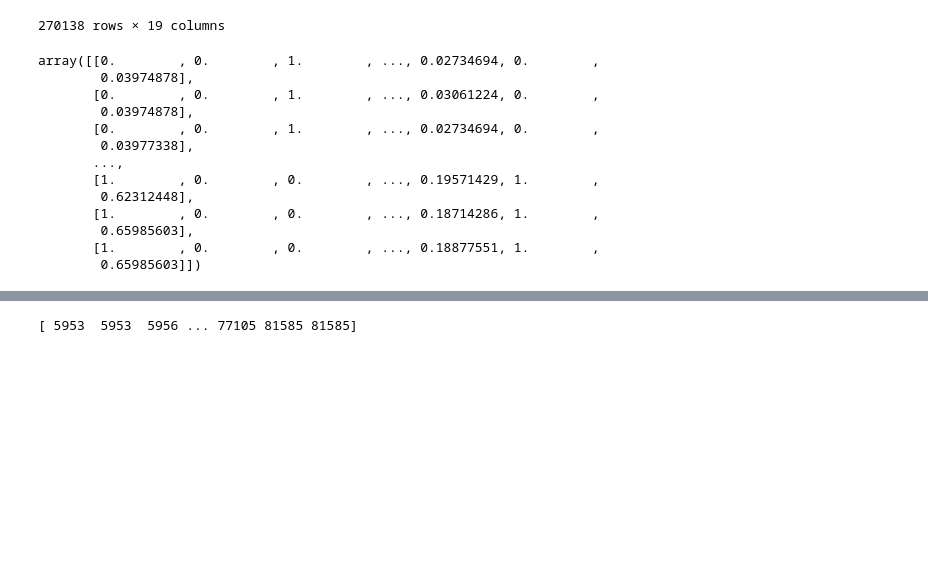
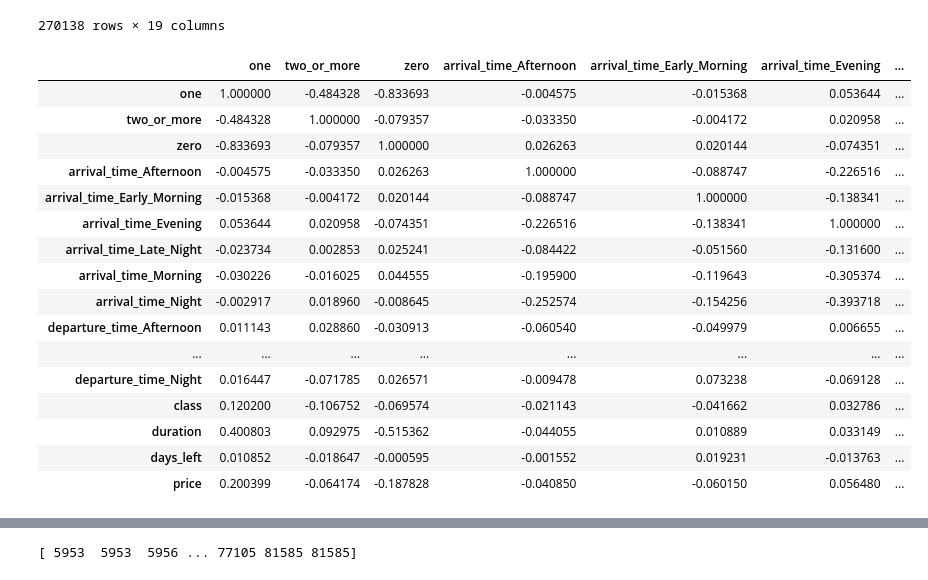
Before and after one commit to ilya-shabanpour/Best_Flight-Multiple_Linear_Regression, a Jupyter notebook: Multiple Linear Regression/notes.ipynb, the cells around one changed output, grey strips where cells are left out. Saved outputs shown, nothing was run; the diff lists cells and outputs as text; code cells hidden in the pictures; blank space fills up the shorter version.

```diff
--- a/Multiple Linear Regression/notes.ipynb
+++ b/Multiple Linear Regression/notes.ipynb
@@ -48,24 +48,29 @@ df
 270138 rows × 19 columns
 # %%
 df['class'] = df['class'].map({'Economy': 1, 'Business': 5})
-data = np.array(df)
-scaler = MinMaxScaler()
-normalized = scaler.fit_transform(data)
-normalized
+df.corr()
+# data = np.array(df)
+# scaler = MinMaxScaler()
+# normalized = scaler.fit_transform(data)
+# normalized
 # %% [output]
-array([[0.        , 0.        , 1.        , ..., 0.02734694, 0.        ,
-        0.03974878],
-       [0.        , 0.        , 1.        , ..., 0.03061224, 0.        ,
-        0.03974878],
-       [0.        , 0.        , 1.        , ..., 0.02734694, 0.        ,
-        0.03977338],
-       ...,
-       [1.        , 0.        , 0.        , ..., 0.19571429, 1.        ,
-        0.62312448],
-       [1.        , 0.        , 0.        , ..., 0.18714286, 1.        ,
-        0.65985603],
-       [1.        , 0.        , 0.        , ..., 0.18877551, 1.        ,
-        0.65985603]])
+|  | one | two_or_more | zero | arrival_time_Afternoon | arrival_time_Early_Morning | arrival_time_Evening | ... |
+| one | 1.000000 | -0.484328 | -0.833693 | -0.004575 | -0.015368 | 0.053644 | ... |
+| two_or_more | -0.484328 | 1.000000 | -0.079357 | -0.033350 | -0.004172 | 0.020958 | ... |
+| zero | -0.833693 | -0.079357 | 1.000000 | 0.026263 | 0.020144 | -0.074351 | ... |
+| arrival_time_Afternoon | -0.004575 | -0.033350 | 0.026263 | 1.000000 | -0.088747 | -0.226516 | ... |
+| arrival_time_Early_Morning | -0.015368 | -0.004172 | 0.020144 | -0.088747 | 1.000000 | -0.138341 | ... |
+| arrival_time_Evening | 0.053644 | 0.020958 | -0.074351 | -0.226516 | -0.138341 | 1.000000 | ... |
+| arrival_time_Late_Night | -0.023734 | 0.002853 | 0.025241 | -0.084422 | -0.051560 | -0.131600 | ... |
+| arrival_time_Morning | -0.030226 | -0.016025 | 0.044555 | -0.195900 | -0.119643 | -0.305374 | ... |
+| arrival_time_Night | -0.002917 | 0.018960 | -0.008645 | -0.252574 | -0.154256 | -0.393718 | ... |
+| departure_time_Afternoon | 0.011143 | 0.028860 | -0.030913 | -0.060540 | -0.049979 | 0.006655 | ... |
+| ... | ... | ... | ... | ... | ... | ... | ... |
+| departure_time_Night | 0.016447 | -0.071785 | 0.026571 | -0.009478 | 0.073238 | -0.069128 | ... |
+| class | 0.120200 | -0.106752 | -0.069574 | -0.021143 | -0.041662 | 0.032786 | ... |
+| duration | 0.400803 | 0.092975 | -0.515362 | -0.044055 | 0.010889 | 0.033149 | ... |
+| days_left | 0.010852 | -0.018647 | -0.000595 | -0.001552 | 0.019231 | -0.013763 | ... |
+| price | 0.200399 | -0.064174 | -0.187828 | -0.040850 | -0.060150 | 0.056480 | ... |
 # %%
 x = df.drop("price", axis=1).values
 y = df["price"].values
```
Also changed, not shown: parts of 11 cells of this notebook, 1 other file.
